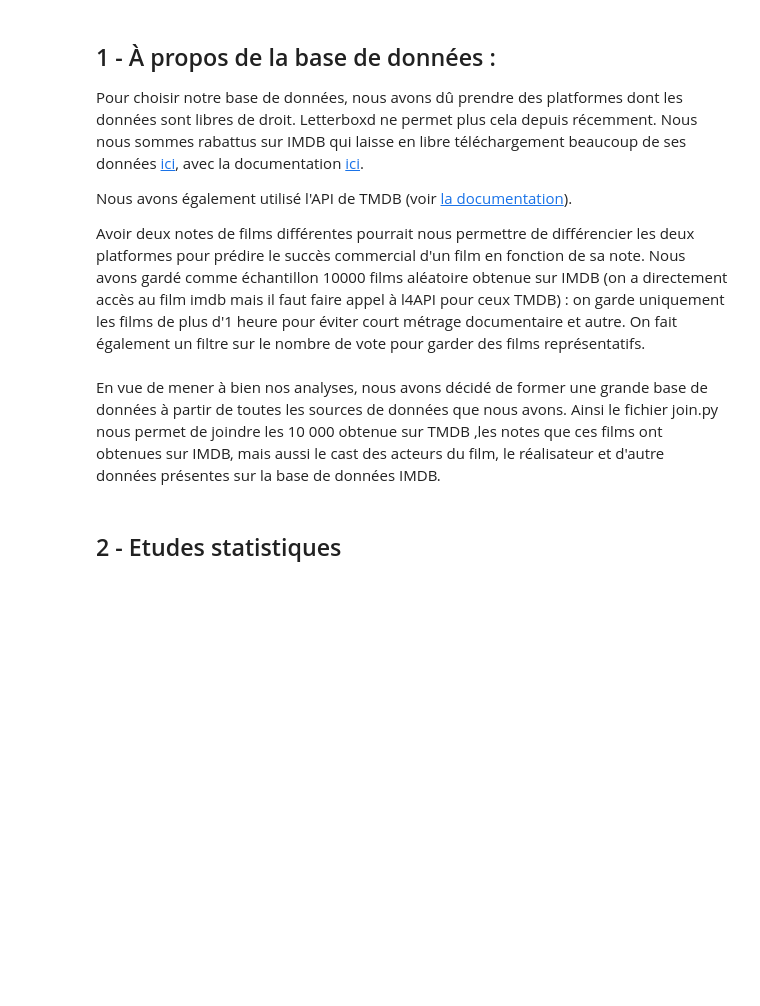
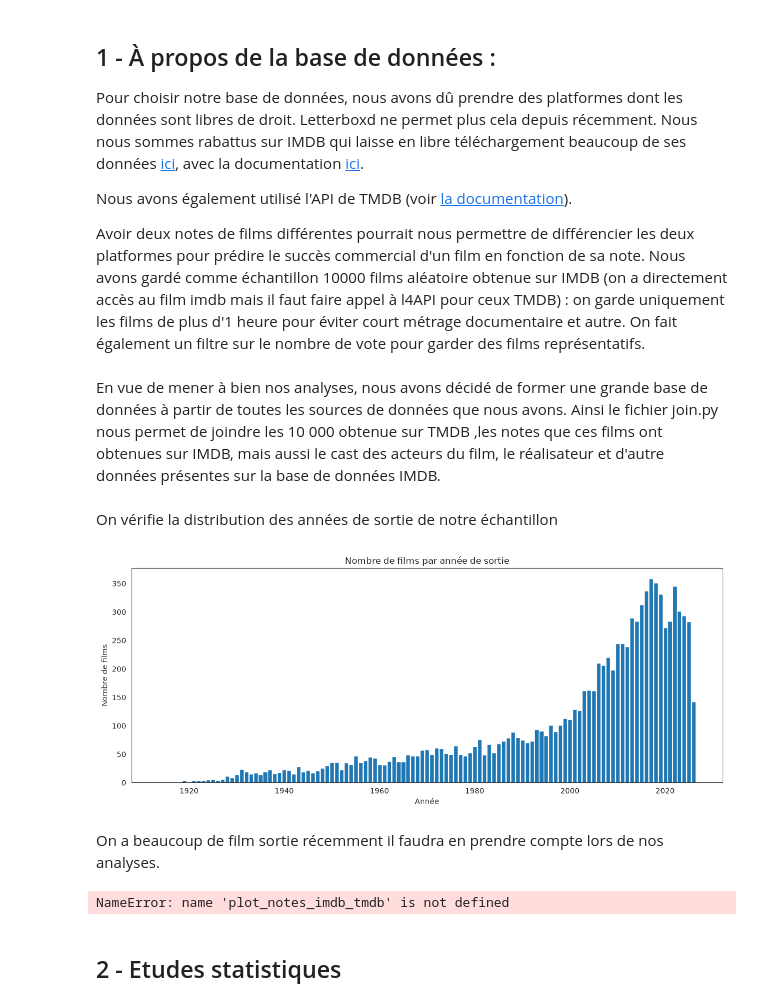
Before and after one commit to arcaShuirorp/python_DS_2A, a Jupyter notebook: synthese.ipynb, the cells around one changed output. Saved outputs shown, nothing was run; the diff lists cells and outputs as text; code cells hidden in the pictures; blank space fills up the shorter version.

```diff
--- a/synthese.ipynb
+++ b/synthese.ipynb
@@ -24,6 +24,22 @@ Avoir deux notes de films différentes pourrait nous permettre de différencier
 Nous avons gardé comme échantillon 10000 films aléatoire obtenue sur IMDB (on a directement accès au film imdb mais il faut faire appel à l4API pour ceux TMDB) : on garde uniquement les films de plus d'1 heure pour éviter court métrage documentaire et autre. On fait également un filtre sur le nombre de vote pour garder des films représentatifs.
 # %% [markdown]
 En vue de mener à bien nos analyses, nous avons décidé de former une grande base de données à partir de toutes les sources de données que nous avons. Ainsi le fichier join.py nous permet de joindre les 10 000 obtenue sur TMDB ,les notes que ces films ont obtenues sur IMDB, mais aussi le cast des acteurs du film, le réalisateur et d'autre données présentes sur la base de données IMDB.
+# %% [markdown]
+On vérifie la distribution des années de sortie de notre échantillon
+# %%
+from Script.Description_base_de_donnee import *
+
+films = pd.read_parquet("data/films_merged.parquet")
+plot_films_par_annee(films)
+# %% [output]
+[figure, added]
+# %% [markdown]
+On a beaucoup de film sortie récemment il faudra en prendre compte lors de nos analyses.
+# %%
+
+plot_notes_imdb_tmdb(films)
+# %% [output]
+NameError: name 'plot_notes_imdb_tmdb' is not defined
 # %% [markdown]
 <a id='section_2'></a>
 ## 2 - Etudes statistiques
```
Also changed, not shown: 1 other file.
